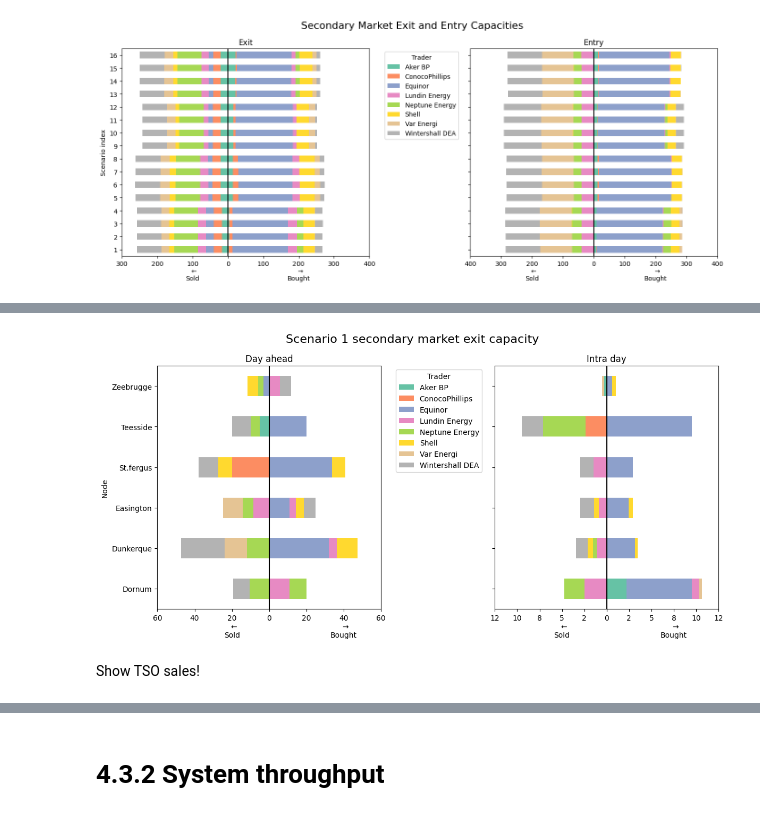
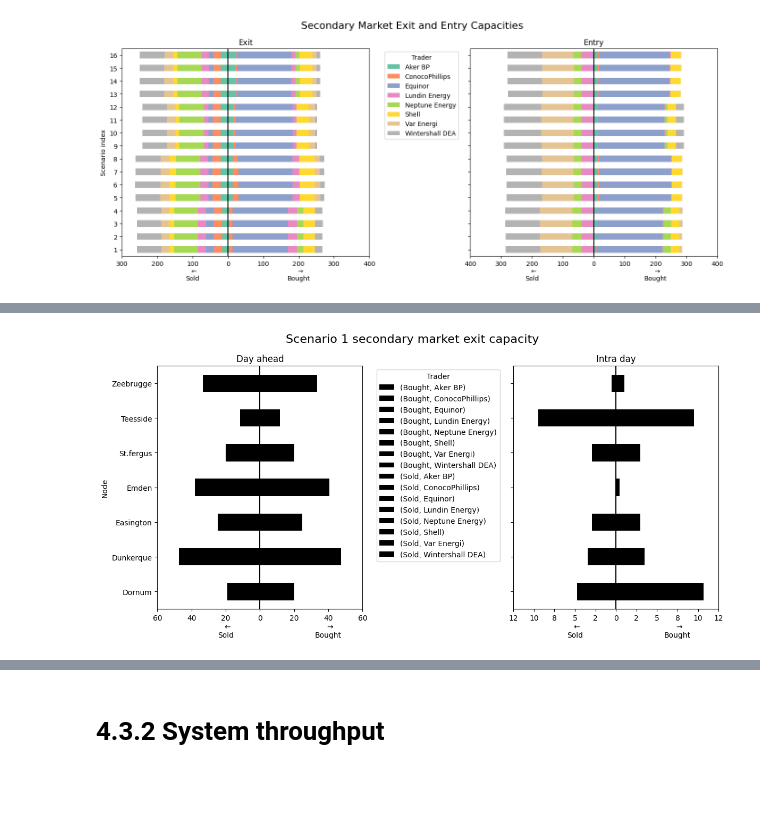
Before and after one commit to berendmarkhorst/secondary_gas_market, a Jupyter notebook: analysis.ipynb, the cells around one changed output, grey strips where cells are left out. Saved outputs shown, nothing was run; the diff lists cells and outputs as text; code cells hidden in the pictures; blank space fills up the shorter version.

Commit message:
Visualisations v3

```diff
--- a/analysis.ipynb
+++ b/analysis.ipynb
@@ -134,14 +163,10 @@ problem, solution = read_data(input_file)
 # %%
 def primary_market(key, name):
     df = solution[key].copy()
-    long_term_df = df[df["Index 2"] <= 4]
+    long_term_df = df[df["Stage"] == 1]
 
-    grouped_df = long_term_df.groupby("Index 3").sum()[["Value"]]
+    grouped_df = long_term_df.groupby("Trader").sum()[["Value"]]
     grouped_df.columns = [name]
-
-    traders_dict = {t.trader_id: get_short_name(t.name) for t in problem.traders}
-
-    grouped_df.index = grouped_df.index.map(traders_dict)
 
     return grouped_df
 
@@ -356,30 +295,19 @@ plt.show()
 def secondary_market_specific(key, name, stage):
     df = solution[key].copy()
 
-    traders_dict = {t.trader_id: get_short_name(t.name) for t in problem.traders}
-    df["Index 3"] = df["Index 3"].map(traders_dict)
-
-    node_dict = {n.node_id: n.name.capitalize() for n in problem.stages[0].nodes}
-    df["Index 1"] = df["Index 1"].map(node_dict)
-
-    # Add stages
-    df["Stage"] = df["Index 2"].apply(lambda x: 1 if x <= 4 else 2 if x <= 20 else 3)
+    # Drop the first stage
     df = df[df["Stage"] > 1]
 
     # Add scenarios
     df["Scenario index"] = np.where(
         df["Stage"] == 2,
-        (df["Index 2"] - 5) // 4 + 1,
-        (df["Index 2"] - 21) // 4 + 1
+        (df["Scenario node"] - 5) // 4 + 1,
+        (df["Scenario node"] - 21) // 4 + 1
     )
 
-    probabilities = {m.stage_id: m.probability for m in problem.stages}
-    df["Probability"] = df["Index 2"].map(probabilities)
-
-    df["Weighted value"] = df["Probability"] * df["Value"]
-
+    # Select the stage we're interested in
     df_stage = df[df["Stage"] == stage]
-    df_stage = df_stage.groupby(["Scenario index", "Index 3", "Index 1"]).sum()[["Weighted value"]]
+    df_stage = df_stage.groupby(["Scenario index", "Trader", "Node"]).sum()[["Weighted value"]]
 
     df_stage.columns = [name]
 
@@ -395,19 +323,38 @@ def plot_specific(capacity_type, scenario_idx):
     fig, axes = plt.subplots(1, 2, figsize=(12, 6), sharey=True)  # Two subplots side by side
     fig.suptitle(f"Scenario {scenario_idx} secondary market {capacity_type} capacity", fontsize=16)
 
+    # Map scenario idx 3 to scenario idx 2
+    scenario_idx2 = (scenario_idx - 1) // 4 + 1
+
     for i, stage in enumerate([2, 3]):
-        bought = secondary_market_specific(f"x_{key}", "Bought", stage).loc[scenario_idx,:]
-        sold = secondary_market_specific(f"y_{key}", "Sold", stage).loc[scenario_idx,:] * -1
+        if stage == 2:
+            s = scenario_idx2
+        else:
+            s = scenario_idx
+        bought = secondary_market_specific(f"x_{key}", "Bought", stage).loc[s,:]
+        sold = secondary_market_specific(f"y_{key}", "Sold", stage).loc[s,:] * -1
 
-        bought_pivot = bought.reset_index().set_index("Index 1").pivot(columns=["Index 3"], values="Bought")
-        sold_pivot = sold.reset_index().set_index("Index 1").pivot(columns=["Index 3"], values="Sold")
+        result = pd.concat([bought, sold], axis = 1)
+        result = result[~(result.eq(0).all(axis=1))]
 
-        idx = (~(bought_pivot.eq(0).all(axis=1))) & ~(sold_pivot.eq(0).all(axis=1))
-        bought_pivot = bought_pivot.loc[idx]
-        sold_pivot = sold_pivot.loc[idx]
+        colors = {(a, t): "black" for a in ["Bought", "Sold"] for t in result.reset_index()["Trader"].unique()}
 
-        bought_pivot.plot(kind="barh", stacked=True, ax=axes[i], cmap="Set2")
-        sold_pivot.plot(kind="barh", stacked=True, ax=axes[i], cmap="Set2")
+        result_pivot = result.reset_index().set_index("Node").pivot(columns=["Trader"], values=["Bought", "Sold"])
+
+        result_pivot.plot(kind="barh", stacked=True, ax=axes[i], color=colors)
+        # bought_pivot = bought.reset_index().set_index("Node").pivot(columns=["Trader"], values="Bought")
+        # sold_pivot = sold.reset_index().set_index("Node").pivot(columns=["Trader"], values="Sold")
+
+        # idx = (~(bought_pivot.eq(0).all(axis=1))) & ~(sold_pivot.eq(0).all(axis=1))
+        # bought_pivot = bought_pivot.loc[idx]
+        # sold_pivot = sold_pivot.loc[idx]
+
+        # print(stage)
+        # display(bought_pivot)
+        # display(sold_pivot)
+
+        # bought_pivot.plot(kind="barh", stacked=True, ax=axes[i], cmap="Set2")
+        # sold_pivot.plot(kind="barh", stacked=True, ax=axes[i], cmap="Set2")
 
         axes[i].axvline(x=0, color="black")
 
@@ -430,33 +377,31 @@ def plot_specific(capacity_type, scenario_idx):
             middle_idx = negative_indices[len(negative_indices) // 2]
             xtick_labels[middle_idx] += "\n " + r"$\leftarrow$" + "\n" + "Sold"
         if any(tick > 0 for tick in xticks):
             positive_indices = [idx for idx, tick in enumerate(xticks) if tick >= 0]
             middle_idx = positive_indices[len(positive_indices) // 2]
             xtick_labels[middle_idx] += "\n " + r"$\rightarrow$" + "\n" + "Bought"
 
         axes[i].set_xticks(xticks)
         axes[i].set_xticklabels(xtick_labels)
 
         # Get legend handles and labels (only for the first subplot)
         handles, labels = axes[i].get_legend_handles_labels()
 
         if i == 0:
             # Remove duplicates
             unique_labels = []
             unique_handles = []
             for h, l in zip(handles, labels):
                 if l not in unique_labels:
                     unique_labels.append(l)
                     unique_handles.append(h)
 
             # Add legend only once
             axes[i].legend(unique_handles, unique_labels, title="Trader", bbox_to_anchor=(1.05, 1), loc="upper left")
         else:
             axes[i].legend().set_visible(False)  # Hide legend for second plot
 
 plot_specific("exit", 1)
 plt.tight_layout()
 # %% [output]
-[figure, old version]
+[figure, new version]
-# %% [markdown]
-Show TSO sales!
```
Also changed, not shown: parts of 13 cells of this notebook, 4 other files.
